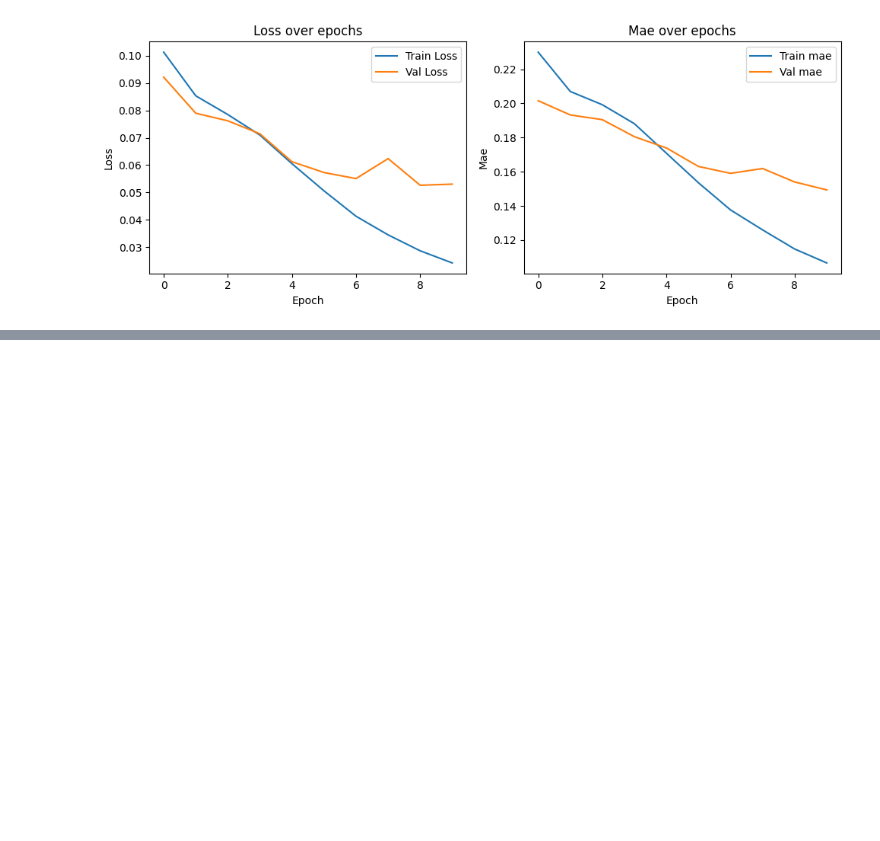
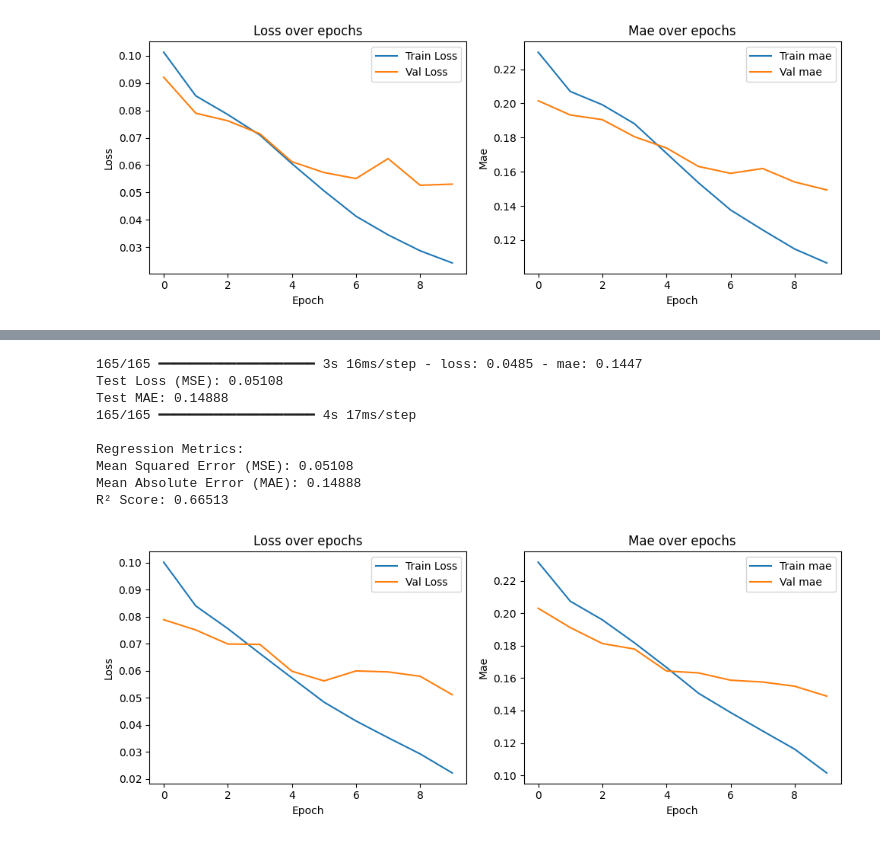
Before and after one commit to oreshnya/crispr, a Jupyter notebook: crispr_bert.ipynb, the cells around one changed output, grey strips where cells are left out. Saved outputs shown, nothing was run; the diff lists cells and outputs as text; code cells hidden in the pictures; blank space fills up the shorter version.

```diff
--- a/crispr_bert.ipynb
+++ b/crispr_bert.ipynb
@@ -487,0 +742,9 @@ R² Score: 0.65500
+# %%
+history = model.fit(
+    X_enc_train, y_train,  # Только 7-канальная кодировка
+    batch_size=32,
+    epochs=10,
+    validation_data=(X_enc_test, y_test),
+    callbacks=[early_stopping, reduce_lr],
+    verbose=1
+)
@@ -487,0 +769,14 @@ R² Score: 0.65500
+# %%
+results_df, mse, mae, r2 = evaluate_regression_model(model, X_enc_test, y_test)
+plot_learning_curves(history, metric='mae')
+# %% [output]
+165/165 ━━━━━━━━━━━━━━━━━━━━ 3s 16ms/step - loss: 0.0485 - mae: 0.1447
+Test Loss (MSE): 0.05108
+Test MAE: 0.14888
+165/165 ━━━━━━━━━━━━━━━━━━━━ 4s 17ms/step
+
+Regression Metrics:
+Mean Squared Error (MSE): 0.05108
+Mean Absolute Error (MAE): 0.14888
+R² Score: 0.66513
+[figure, added]
```
Also changed, not shown: parts of 27 cells of this notebook, 3 other files.
